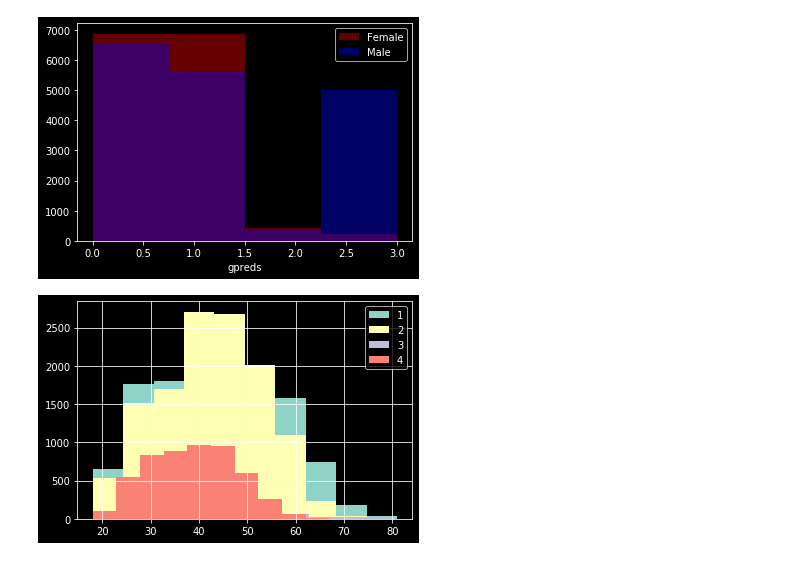
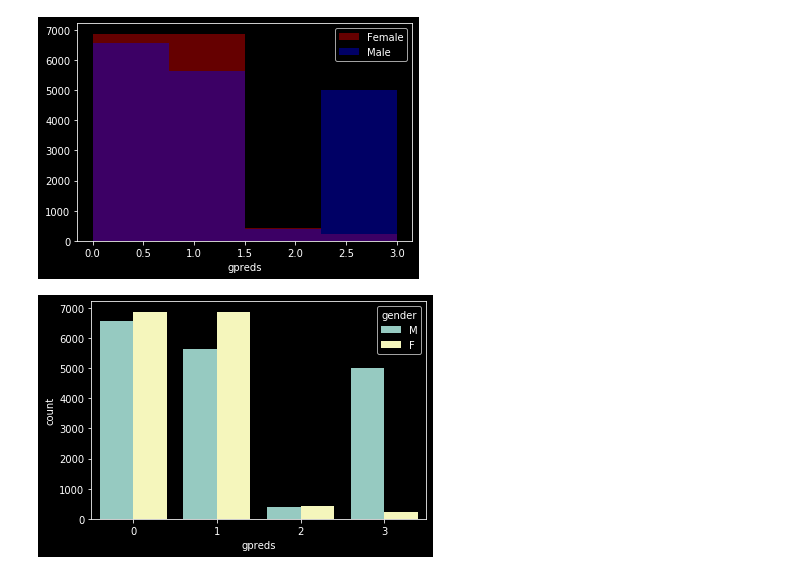
Before and after one commit to llimllib/bostonmarathon, a Jupyter notebook: Unsupervised Learning.ipynb, the cells around one changed output. Drawn from its saved outputs; the diff is of its cells as text; code cells hidden in the pictures.

```diff
--- a/Unsupervised Learning.ipynb
+++ b/Unsupervised Learning.ipynb
@@ -544,9 +552,8 @@ plt.legend()
 plt.show()
 # %% [output]
 [figure]
-# %%
-umarathon.groupby(by='gpreds').age.hist()
-plt.legend(labels=['1','2','3','4'])
-plt.show()
-# %% [output]
-[figure, removed]
+# %%
+#The second best graph, the bars are side by side so it's easier to compare.
+ax = sns.countplot(x="gpreds", hue="gender", data=umarathon)
+# %% [output]
+[figure, added]
```
Also changed, not shown: parts of 8 cells of this notebook, 1 other file.
